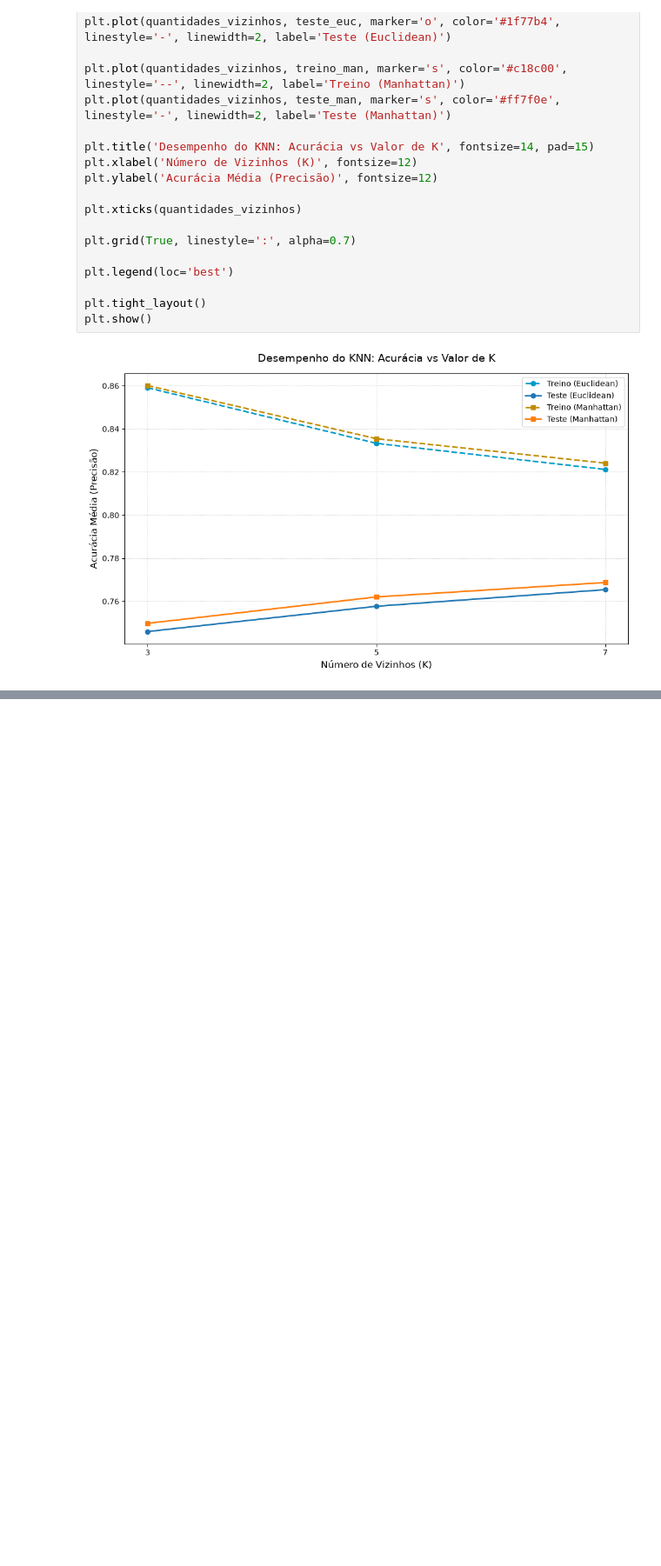
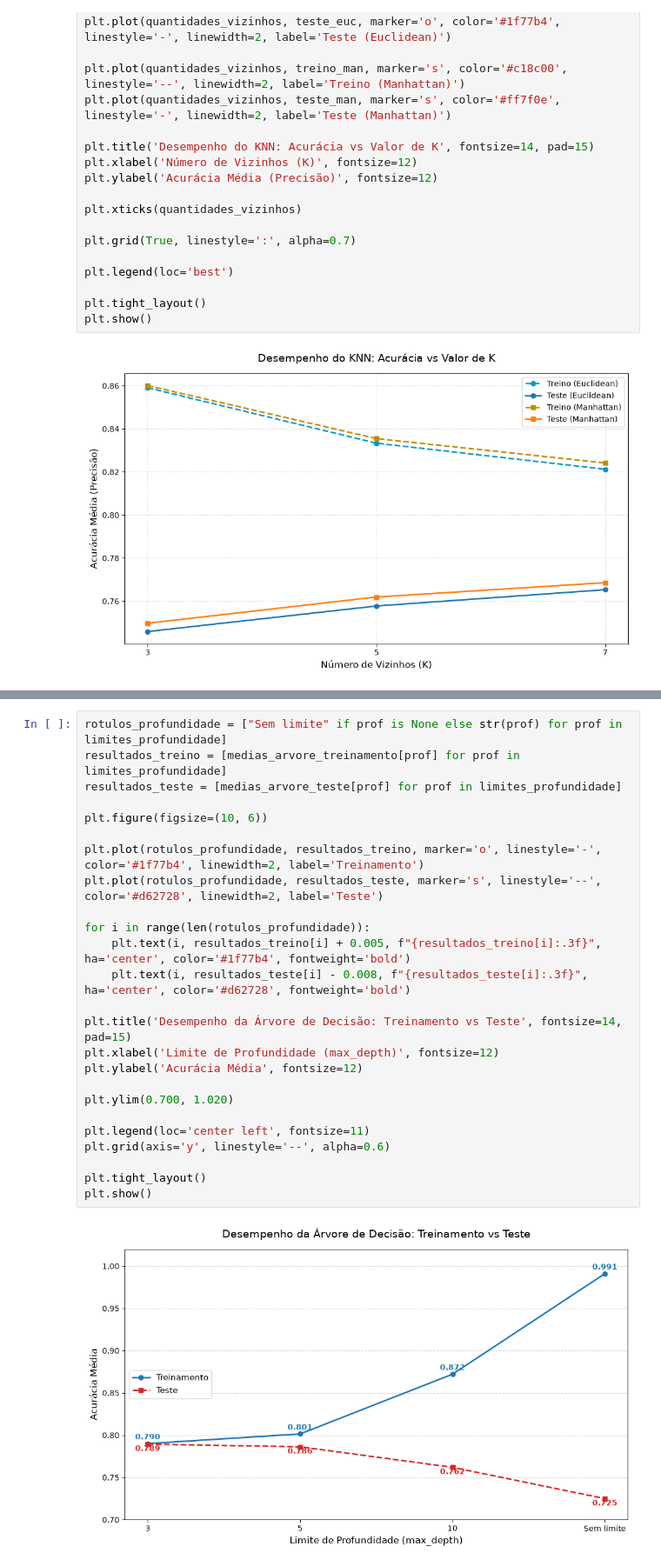
Before and after one commit to ThePocketRocket/Projeto-Segunda-Unidade, a Jupyter notebook: notebooks/estudo.ipynb, the cells around one changed output, grey strips where cells are left out. Shown at 87% size. Cells and saved outputs as stored; diff of their text form; blank space fills up the shorter version.

```diff
--- a/notebooks/estudo.ipynb
+++ b/notebooks/estudo.ipynb
@@ -332,0 +397,27 @@ plt.show()
+# %%
+rotulos_profundidade = ["Sem limite" if prof is None else str(prof) for prof in limites_profundidade]
+resultados_treino = [medias_arvore_treinamento[prof] for prof in limites_profundidade]
+resultados_teste = [medias_arvore_teste[prof] for prof in limites_profundidade]
+
+plt.figure(figsize=(10, 6))
+
+plt.plot(rotulos_profundidade, resultados_treino, marker='o', linestyle='-', color='#1f77b4', linewidth=2, label='Treinamento')
+plt.plot(rotulos_profundidade, resultados_teste, marker='s', linestyle='--', color='#d62728', linewidth=2, label='Teste')
+
+for i in range(len(rotulos_profundidade)):
+    plt.text(i, resultados_treino[i] + 0.005, f"{resultados_treino[i]:.3f}", ha='center', color='#1f77b4', fontweight='bold')
+    plt.text(i, resultados_teste[i] - 0.008, f"{resultados_teste[i]:.3f}", ha='center', color='#d62728', fontweight='bold')
+
+plt.title('Desempenho da Árvore de Decisão: Treinamento vs Teste', fontsize=14, pad=15)
+plt.xlabel('Limite de Profundidade (max_depth)', fontsize=12)
+plt.ylabel('Acurácia Média', fontsize=12)
+
+plt.ylim(0.700, 1.020)
+
+plt.legend(loc='center left', fontsize=11)
+plt.grid(axis='y', linestyle='--', alpha=0.6)
+
+plt.tight_layout()
+plt.show()
+# %% [output]
+[figure, added]
```
Also changed, not shown: parts of 10 cells of this notebook, 4 other files.
